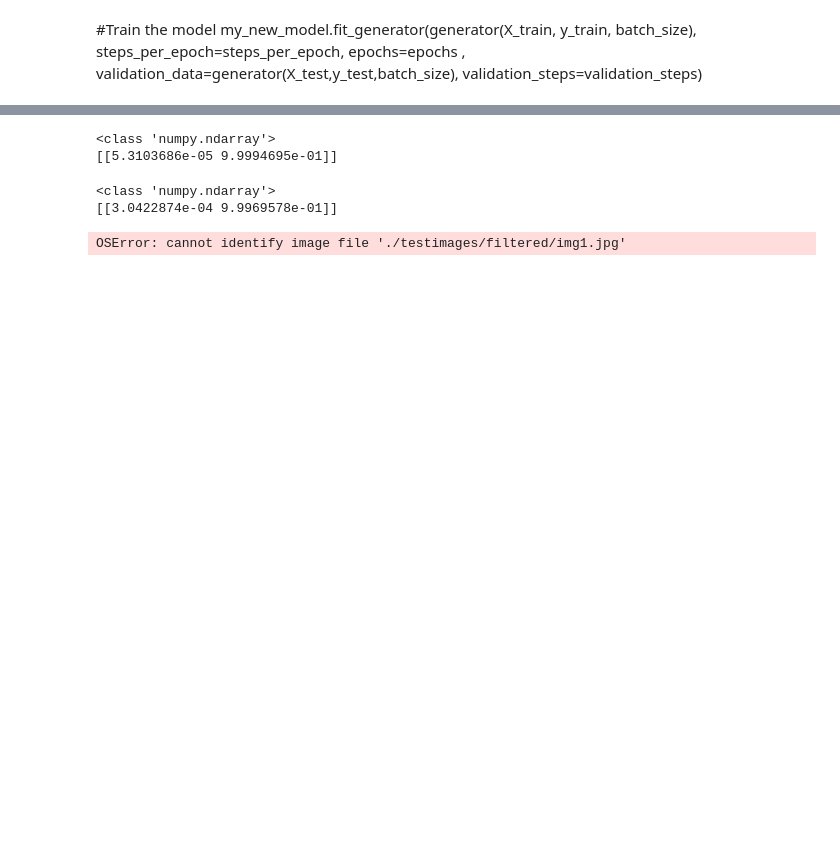
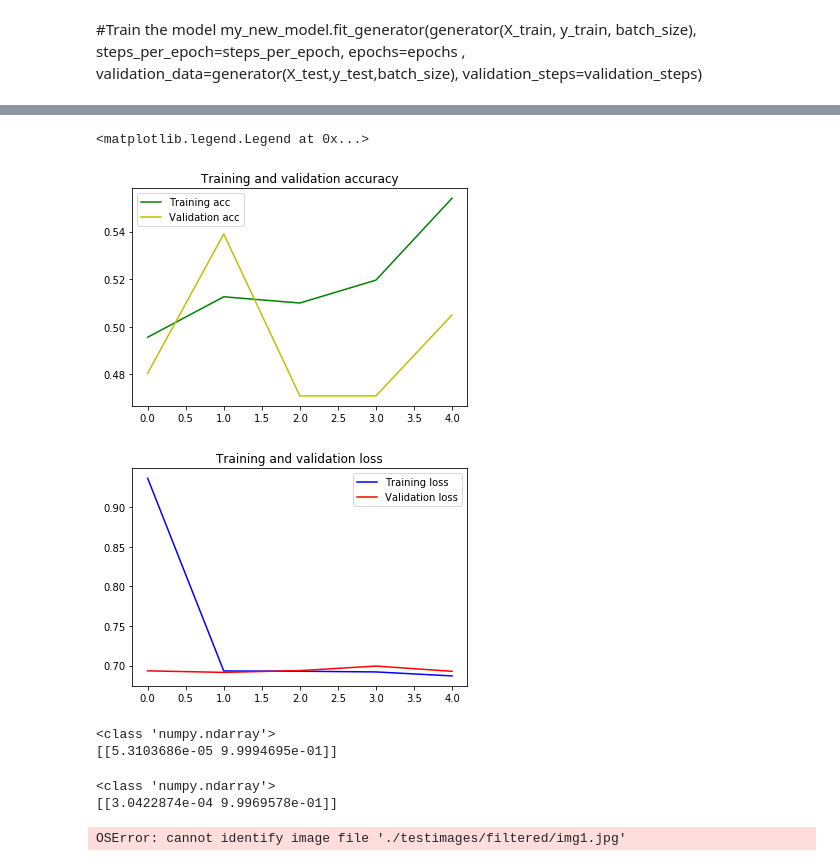
Before and after one commit to SwatiGiri/Filter_Police, a Jupyter notebook: Transferlearning.ipynb, the cells around one changed output, grey strips where cells are left out. Saved outputs shown, nothing was run; the diff lists cells and outputs as text; code cells hidden in the pictures; blank space fills up the shorter version.

```diff
--- a/Transferlearning.ipynb
+++ b/Transferlearning.ipynb
@@ -114,8 +68,14 @@ unfiltered_imgs_path=glob.glob('/mnt/efs/filters_to_images/unfiltered_images/*')
 # %%
 import time
+
 images_path=filtered_images_path+unfiltered_imgs_path
 images_list=[]
-image_size = (224,224)
+#Inception
+image_size = (229,229)
+
+#VGG19
+# image_size = (224,224)
+
 old_time = time.time()
 for idx, img_path in enumerate(images_path):
     if idx % 100 == 0: print('-----------------{}---------------   time: '.format(idx), time.time() - old_time)
@@ -213,13 +249,9 @@ MemoryError:
 # %%
 # from tensorflow.python.keras.applications.vgg import preprocess_input
 trainDatagen = image.ImageDataGenerator(
-    featurewise_center=False,
-    featurewise_std_normalization=False,
     preprocessing_function=preprocess_input)
 
 testDatagen = image.ImageDataGenerator(
-    featurewise_center=False,
-    featurewise_std_normalization=False,
     preprocessing_function=preprocess_input)
 
 
@@ -227,7 +259,7 @@ trainDatagen.fit(X_train)
 testDatagen.fit(X_test)
 # %%
 epochs=5
-batch_size=10
+batch_size=100
 
 steps_per_epoch=len(X_train)/batch_size
 validation_steps=len(X_test)/batch_size
@@ -236,6 +268,6 @@ validation_steps=len(X_test)/batch_size
 my_new_model.fit_generator(generator(X_train, y_train, batch_size), steps_per_epoch=steps_per_epoch, epochs=epochs , validation_data=generator(X_test,y_test,batch_size), validation_steps=validation_steps)
 # %%
 #Train the model
-model.fit_generator(trainDatagen.flow(X_train, y_train, batch_size, shuffle=True), steps_per_epoch=steps_per_epoch, epochs=epochs , validation_data=testDatagen.flow(X_test,y_test,batch_size, shuffle=True), validation_steps=validation_steps)
+history= model.fit_generator(trainDatagen.flow(X_train, y_train, batch_size, shuffle=True), steps_per_epoch=steps_per_epoch, epochs=epochs , validation_data=testDatagen.flow(X_test,y_test,batch_size, shuffle=True), validation_steps=validation_steps)
 # %% [output]
 Epoch 1/5
@@ -252 +280,26 @@ Epoch 5/5
+# %%
+acc = history.history['acc']
+val_acc = history.history['val_acc']
+loss = history.history['loss']
+val_loss = history.history['val_loss']
+
+epochs = range(len(acc))
+
+plt.plot(epochs, acc, 'g', label='Training acc')
+plt.plot(epochs, val_acc, 'y', label='Validation acc')
+plt.title('Training and validation accuracy')
+plt.legend()
+
+plt.figure()
+
+plt.plot(epochs, loss, 'b', label='Training loss')
+plt.plot(epochs, val_loss, 'r', label='Validation loss')
+plt.title('Training and validation loss')
+plt.legend()
+
+# plt.show()
+# %% [output]
+<matplotlib.legend.Legend at 0x...>
+[figure, added]
+[figure, added]
 # %%
```
Also changed, not shown: parts of 29 cells of this notebook.
